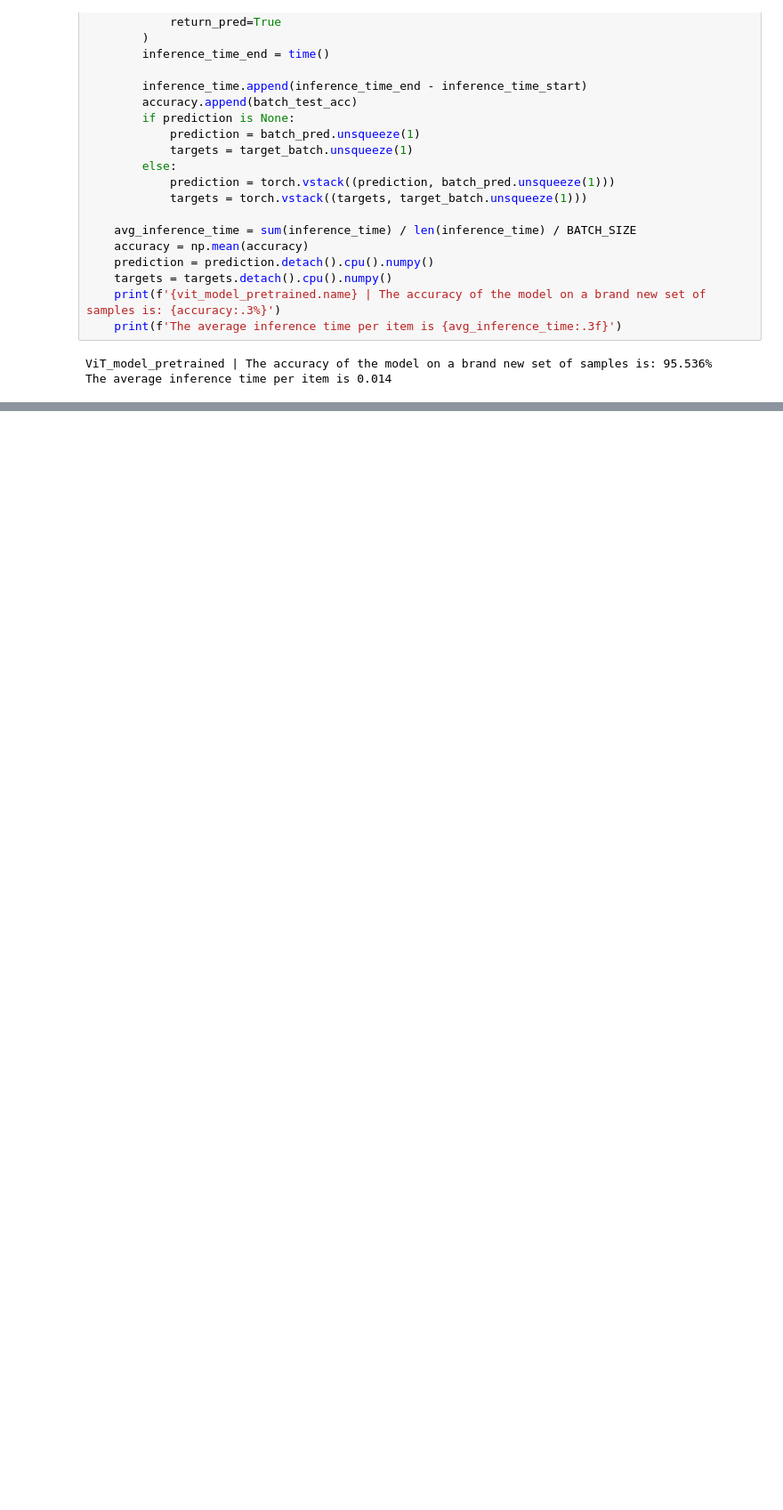
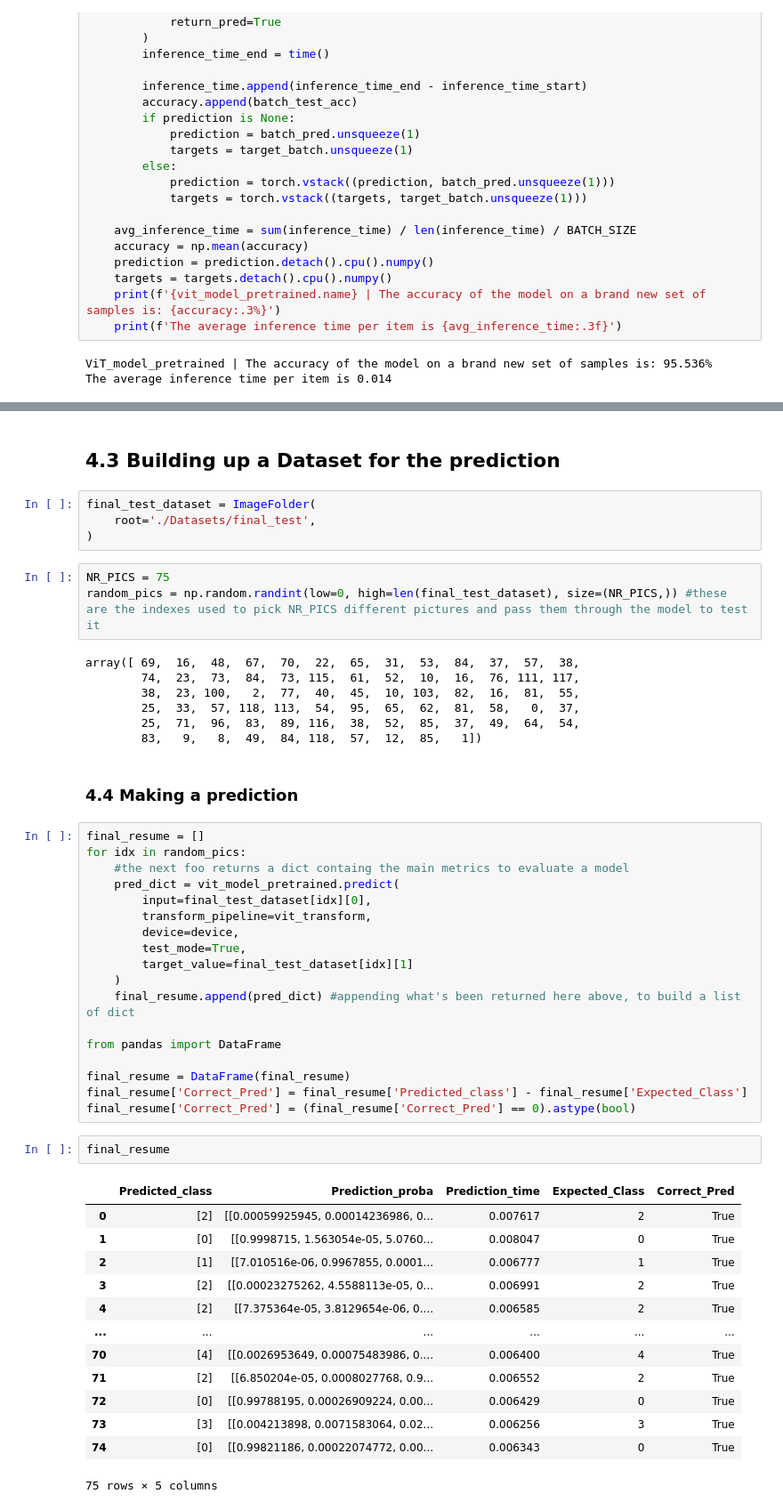
Before and after one commit to thomaspierantozzi/PyTorch_Course_by_Daniel_Bourke, a Jupyter notebook: 08_Model_Deployment/08_Model_choice_for_deployment.ipynb, the cells around one changed output, grey strips where cells are left out. Shown at 89% size. Cells and saved outputs as stored; diff of their text form; blank space fills up the shorter version.

```diff
--- a/08_Model_Deployment/08_Model_choice_for_deployment.ipynb
+++ b/08_Model_Deployment/08_Model_choice_for_deployment.ipynb
@@ -514,0 +525,52 @@ Text(0.5, 1.0, 'Confusion Matrix')
+# %% [markdown]
+## 4.3 Building up a Dataset for the prediction
+# %%
+final_test_dataset = ImageFolder(
+    root='./Datasets/final_test',
+)
+# %%
+NR_PICS = 75
+random_pics = np.random.randint(low=0, high=len(final_test_dataset), size=(NR_PICS,)) #these are the indexes used to pick NR_PICS different pictures and pass them through the model to test it
+# %% [output]
+array([ 69,  16,  48,  67,  70,  22,  65,  31,  53,  84,  37,  57,  38,
+        74,  23,  73,  84,  73, 115,  61,  52,  10,  16,  76, 111, 117,
+        38,  23, 100,   2,  77,  40,  45,  10, 103,  82,  16,  81,  55,
+        25,  33,  57, 118, 113,  54,  95,  65,  62,  81,  58,   0,  37,
+        25,  71,  96,  83,  89, 116,  38,  52,  85,  37,  49,  64,  54,
+        83,   9,   8,  49,  84, 118,  57,  12,  85,   1])
+# %% [markdown]
+### 4.4 Making a prediction
+# %%
+final_resume = []
+for idx in random_pics:
+    #the next foo returns a dict containg the main metrics to evaluate a model
+    pred_dict = vit_model_pretrained.predict(
+        input=final_test_dataset[idx][0],
+        transform_pipeline=vit_transform,
+        device=device,
+        test_mode=True,
+        target_value=final_test_dataset[idx][1]
+    )
+    final_resume.append(pred_dict) #appending what's been returned here above, to build a list of dict
+
+from pandas import DataFrame
+
+final_resume = DataFrame(final_resume)
+final_resume['Correct_Pred'] = final_resume['Predicted_class'] - final_resume['Expected_Class']
+final_resume['Correct_Pred'] = (final_resume['Correct_Pred'] == 0).astype(bool)
+# %%
+final_resume
+# %% [output]
+|  | Predicted_class | Prediction_proba | Prediction_time | Expected_Class | Correct_Pred |
+| 0 | [2] | [[0.00059925945, 0.00014236986, 0... | 0.007617 | 2 | True |
+| 1 | [0] | [[0.9998715, 1.563054e-05, 5.0760... | 0.008047 | 0 | True |
+| 2 | [1] | [[7.010516e-06, 0.9967855, 0.0001... | 0.006777 | 1 | True |
+| 3 | [2] | [[0.00023275262, 4.5588113e-05, 0... | 0.006991 | 2 | True |
+| 4 | [2] | [[7.375364e-05, 3.8129654e-06, 0.... | 0.006585 | 2 | True |
+| ... | ... | ... | ... | ... | ... |
+| 70 | [4] | [[0.0026953649, 0.00075483986, 0.... | 0.006400 | 4 | True |
+| 71 | [2] | [[6.850204e-05, 0.0008027768, 0.9... | 0.006552 | 2 | True |
+| 72 | [0] | [[0.99788195, 0.00026909224, 0.00... | 0.006429 | 0 | True |
+| 73 | [3] | [[0.004213898, 0.0071583064, 0.02... | 0.006256 | 3 | True |
+| 74 | [0] | [[0.99821186, 0.00022074772, 0.00... | 0.006343 | 0 | True |
+75 rows × 5 columns
```
Also changed, not shown: parts of 10 cells of this notebook, 2 other files.
